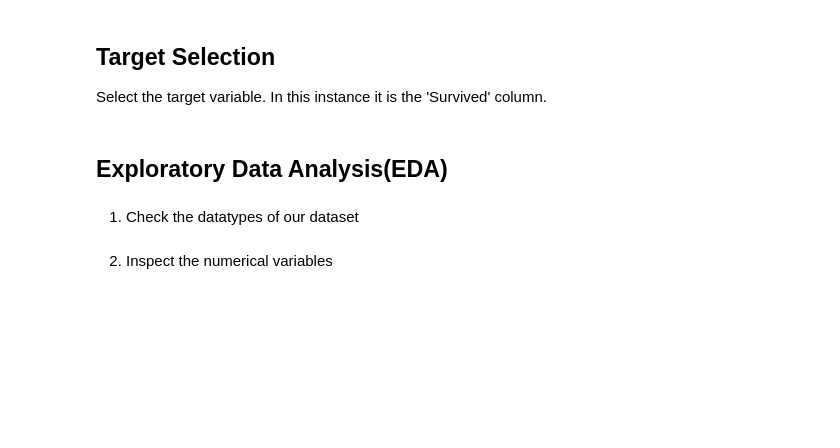
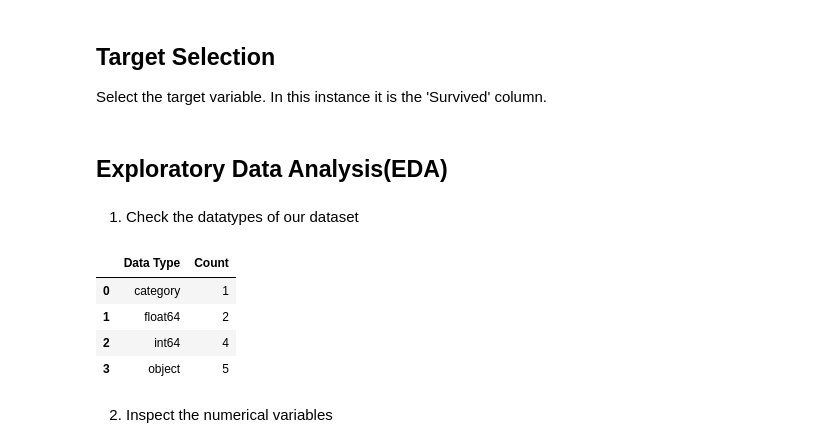
Before and after one commit to TomSmith255/titanic-kaggle, a Jupyter notebook: titanic_ml.ipynb, the cells around one changed output. Cells and saved outputs as stored; diff of their text form; code cells hidden in the pictures; blank space fills up the shorter version.

```diff
--- a/titanic_ml.ipynb
+++ b/titanic_ml.ipynb
@@ -41,2 +78,10 @@ col_counts_df
+# %%
+count_columns_by_dtype(df_train)
+# %% [output]
+|  | Data Type | Count |
+| 0 | category | 1 |
+| 1 | float64 | 2 |
+| 2 | int64 | 4 |
+| 3 | object | 5 |
 # %% [markdown]
 2. Inspect the numerical variables
```
Also changed, not shown: parts of 14 cells of this notebook.
